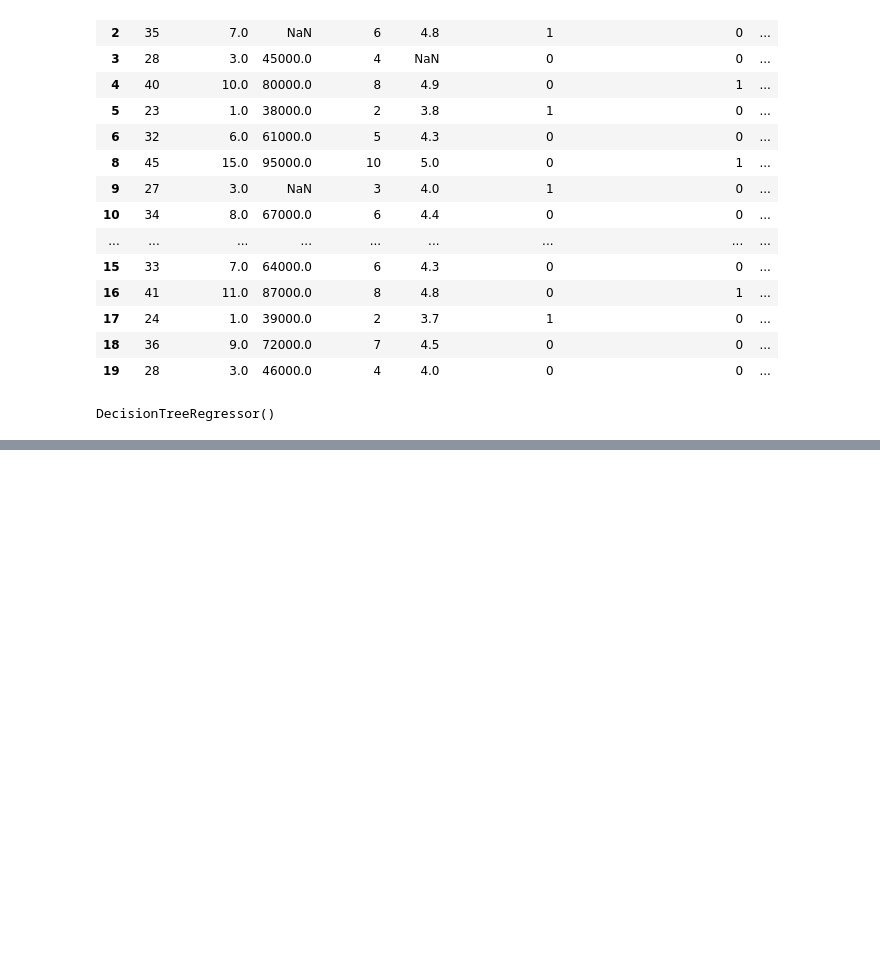
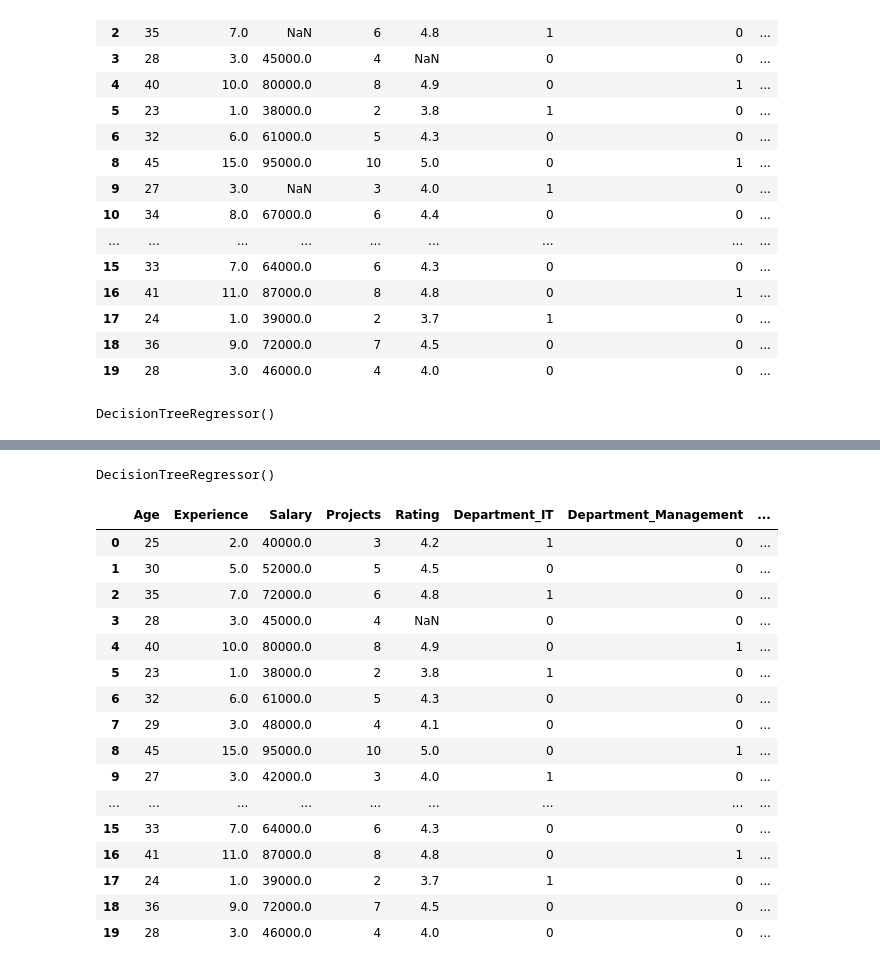
Before and after one commit to Wakgari-Eshetu/Completed-Panda, a Jupyter notebook: imputations/model based/Desiciontreepart_2.ipynb, the cells around one changed output, grey strips where cells are left out. Cells and saved outputs as stored; diff of their text form; code cells hidden in the pictures; blank space fills up the shorter version.

Commit message:
desicion tree finished

```diff
--- a/imputations/model based/Desiciontreepart_2.ipynb
+++ b/imputations/model based/Desiciontreepart_2.ipynb
@@ -238,0 +264,30 @@ df
+# %%
+# importing the model
+
+model_salary = DecisionTreeRegressor()
+model_salary.fit(x_train_salary , y_train_salary)
+# %% [output]
+DecisionTreeRegressor()
+# %%
+predict_salary = model_salary.predict(incomplete_salary.drop('Salary' , axis=1))
+# %%
+df.loc[df['Salary'].isnull(), 'Salary'] = predict_salary
+df
+# %% [output]
+|  | Age | Experience | Salary | Projects | Rating | Department_IT | Department_Management | ... |
+| 0 | 25 | 2.0 | 40000.0 | 3 | 4.2 | 1 | 0 | ... |
+| 1 | 30 | 5.0 | 52000.0 | 5 | 4.5 | 0 | 0 | ... |
+| 2 | 35 | 7.0 | 72000.0 | 6 | 4.8 | 1 | 0 | ... |
+| 3 | 28 | 3.0 | 45000.0 | 4 | NaN | 0 | 0 | ... |
+| 4 | 40 | 10.0 | 80000.0 | 8 | 4.9 | 0 | 1 | ... |
+| 5 | 23 | 1.0 | 38000.0 | 2 | 3.8 | 1 | 0 | ... |
+| 6 | 32 | 6.0 | 61000.0 | 5 | 4.3 | 0 | 0 | ... |
+| 7 | 29 | 3.0 | 48000.0 | 4 | 4.1 | 0 | 0 | ... |
+| 8 | 45 | 15.0 | 95000.0 | 10 | 5.0 | 0 | 1 | ... |
+| 9 | 27 | 3.0 | 42000.0 | 3 | 4.0 | 1 | 0 | ... |
+| ... | ... | ... | ... | ... | ... | ... | ... | ... |
+| 15 | 33 | 7.0 | 64000.0 | 6 | 4.3 | 0 | 0 | ... |
+| 16 | 41 | 11.0 | 87000.0 | 8 | 4.8 | 0 | 1 | ... |
+| 17 | 24 | 1.0 | 39000.0 | 2 | 3.7 | 1 | 0 | ... |
+| 18 | 36 | 9.0 | 72000.0 | 7 | 4.5 | 0 | 0 | ... |
+| 19 | 28 | 3.0 | 46000.0 | 4 | 4.0 | 0 | 0 | ... |
```
Also changed, not shown: parts of 10 cells of this notebook, 2 other files.
